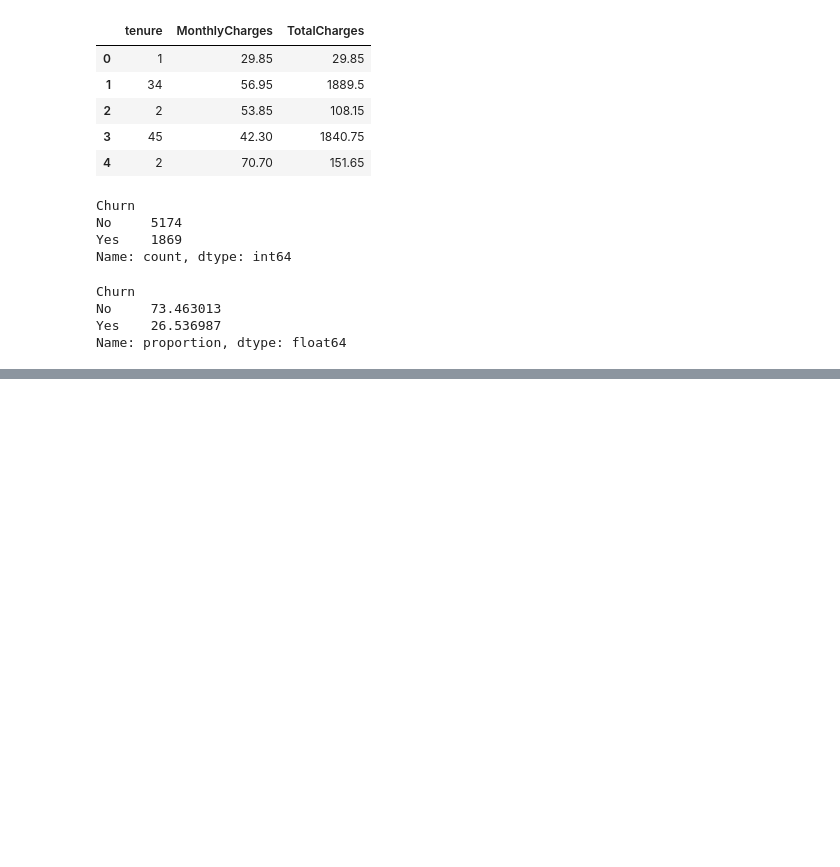
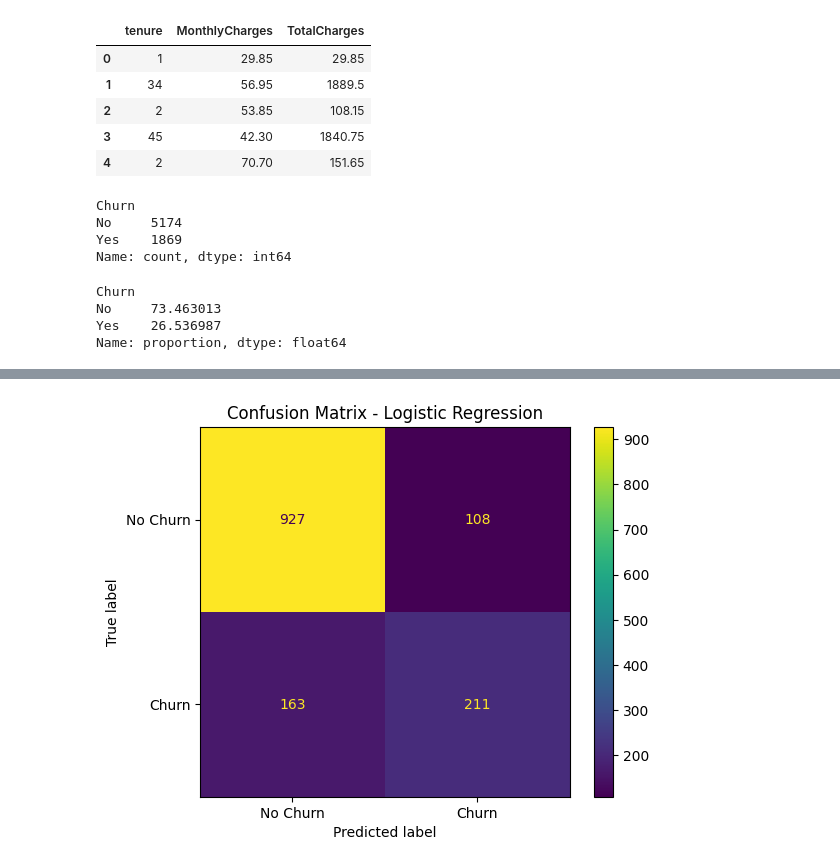
Before and after one commit to Tamirahsharieff/Zaalima-Data-Analytics-Team, a Jupyter notebook: notebooks/customer_churn_analysis.ipynb, the cells around one changed output, grey strips where cells are left out. Cells and saved outputs as stored; diff of their text form; code cells hidden in the pictures; blank space fills up the shorter version.

Commit message:
Update customer churn analysis

```diff
--- a/notebooks/customer_churn_analysis.ipynb
+++ b/notebooks/customer_churn_analysis.ipynb
@@ -472,0 +768,7 @@ Name: proportion, dtype: float64
+# %%
+import pandas as pd
+
+df = pd.read_csv("data/processed/telco_customer_churn_clean.csv")
+
+print("Dataset shape:", df.shape)
+print(df.head())
@@ -472,0 +793,10 @@ Name: proportion, dtype: float64
+# %%
+X = df.drop(columns=["Churn", "customerID"])
+
+y = df["Churn"].map({"No": 0, "Yes": 1})
+
+print("X shape:", X.shape)
+print("y shape:", y.shape)
+
+print("\nTarget values:")
+print(y.value_counts())
@@ -472,0 +870,13 @@ Name: proportion, dtype: float64
+# %%
+from sklearn.linear_model import LogisticRegression
+from sklearn.metrics import accuracy_score, classification_report
+
+model = LogisticRegression(max_iter=5000)
+
+model.fit(X_train_encoded, y_train)
+
+y_pred = model.predict(X_test_encoded)
+
+print("Accuracy:", accuracy_score(y_test, y_pred))
+print("\nClassification Report:")
+print(classification_report(y_test, y_pred))
@@ -472,0 +895,16 @@ Name: proportion, dtype: float64
+# %%
+from sklearn.metrics import confusion_matrix, ConfusionMatrixDisplay
+import matplotlib.pyplot as plt
+
+cm = confusion_matrix(y_test, y_pred)
+
+disp = ConfusionMatrixDisplay(
+    confusion_matrix=cm,
+    display_labels=["No Churn", "Churn"]
+)
+
+disp.plot()
+plt.title("Confusion Matrix - Logistic Regression")
+plt.show()
+# %% [output]
+[figure, added]
```
Also changed, not shown: parts of 30 cells of this notebook.
